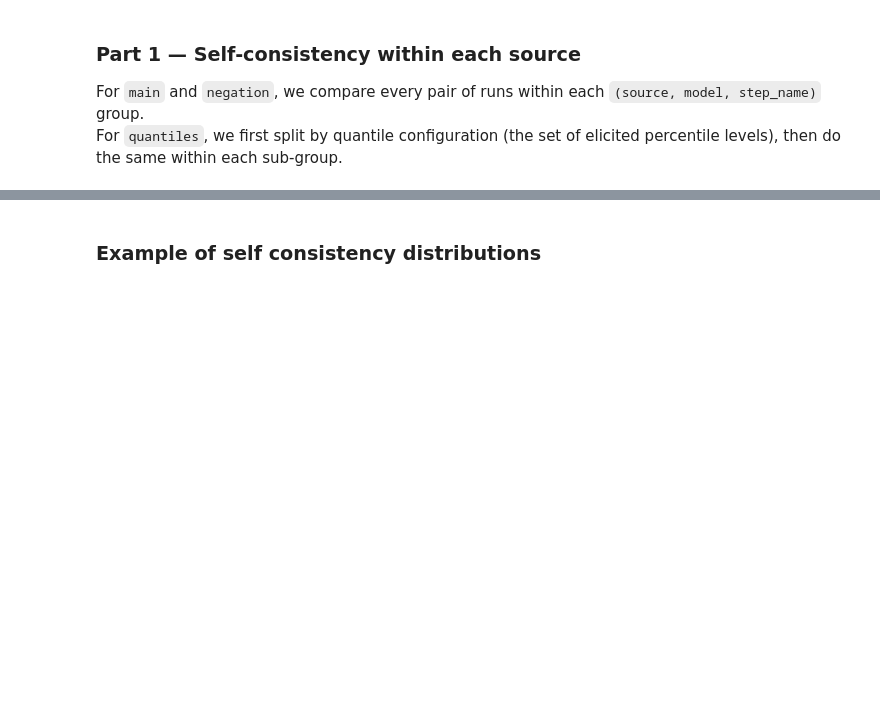
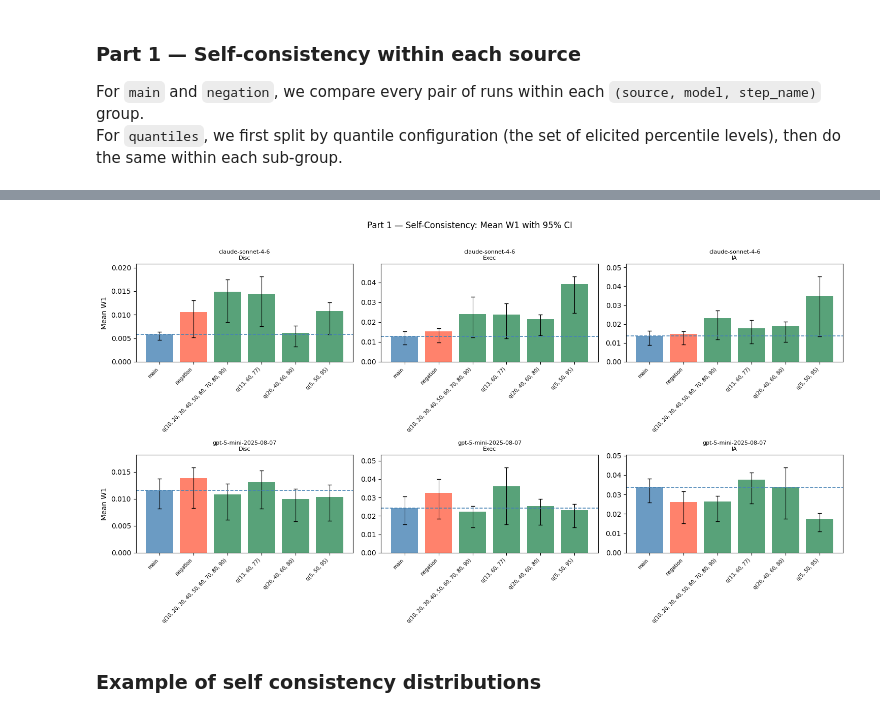
Before and after one commit to safer-ai/LLM_elicitation, a Jupyter notebook: consistency_checks/consistency_experiments.ipynb, the cells around one changed output, grey strips where cells are left out. Saved outputs shown, nothing was run; the diff lists cells and outputs as text; code cells hidden in the pictures; blank space fills up the shorter version.

```diff
--- a/consistency_checks/consistency_experiments.ipynb
+++ b/consistency_checks/consistency_experiments.ipynb
@@ -190,37 +280,45 @@ steps  = sorted(sc_df["step_short"].unique())
 conditions = sc_df.groupby(["source", "quantile_config"])["condition"].first().values
 
 fig, axes = plt.subplots(len(models), len(steps),
-                         figsize=(5 * len(steps), 6 * len(models)),
+                         figsize=(5 * len(steps), 4 * len(models)),
                          sharey=False, squeeze=False)
 
 SOURCE_COLOR = {"main": "steelblue", "negation": "tomato", "quantiles": "seagreen"}
 
 for row_i, model in enumerate(models):
     for col_i, step in enumerate(steps):
         ax = axes[row_i][col_i]
         sub = sc_df[(sc_df["model"] == model) & (sc_df["step_short"] == step)].copy()
         sub = sub.sort_values(["source", "quantile_config"])
         colors = [SOURCE_COLOR[s] for s in sub["source"]]
         xs = range(len(sub))
         ax.bar(xs, sub["w1"], color=colors, alpha=0.8)
         ax.errorbar(
             xs, sub["w1"],
             yerr=[sub["w1"] - sub["w1_ci_lower"], sub["w1_ci_upper"] - sub["w1"]],
             fmt="none", color="black", capsize=3, linewidth=0.8,
         )
+                # dashed baseline: self-consistency of main
+        bl = sub.loc[sub["source"] == "main", "w1"]
+        if not bl.empty:
+            ax.axhline(bl.values[0], color="steelblue", linestyle="--",
+                       linewidth=1.2)
+
         ax.set_xticks(xs)
         ax.set_xticklabels(sub["condition"], rotation=45, ha="right", fontsize=7)
         top = (sub["w1_ci_upper"]).max() * 1.15
         ax.set_ylim(bottom=0, top=top)
         ax.set_title(f"{model}\n{step}", fontsize=8)
         if col_i == 0:
             ax.set_ylabel("Mean W1")
 
 from matplotlib.patches import Patch
 legend_elements = [Patch(color=c, label=s) for s, c in SOURCE_COLOR.items()]
 fig.suptitle("Part 1 — Self-Consistency: Mean W1 with 95% CI", y=1.01, fontsize=12)
 plt.tight_layout()
 plt.show()
+# %% [output]
+[figure, added]
 # %% [markdown]
 ### Example of self consistency distributions
 # %%
```
Also changed, not shown: parts of 16 cells of this notebook, 1 other file.
